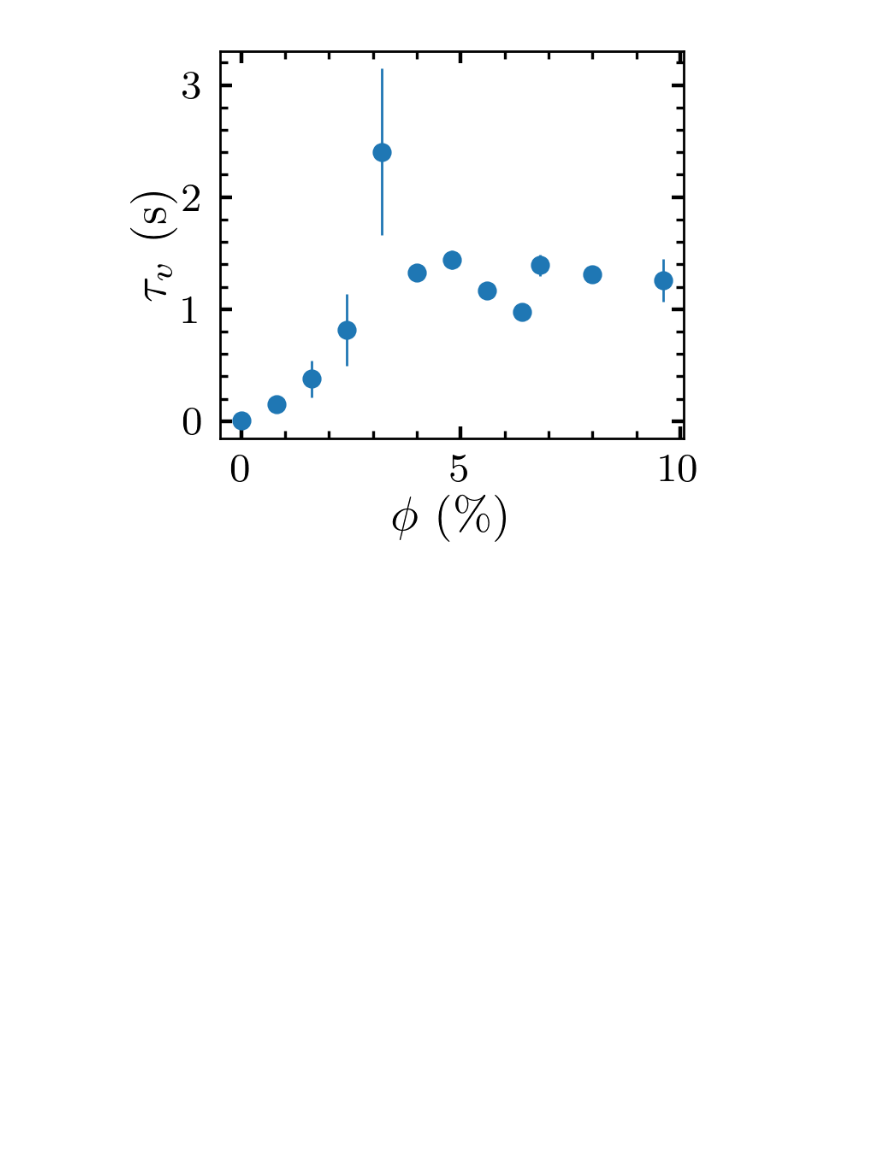
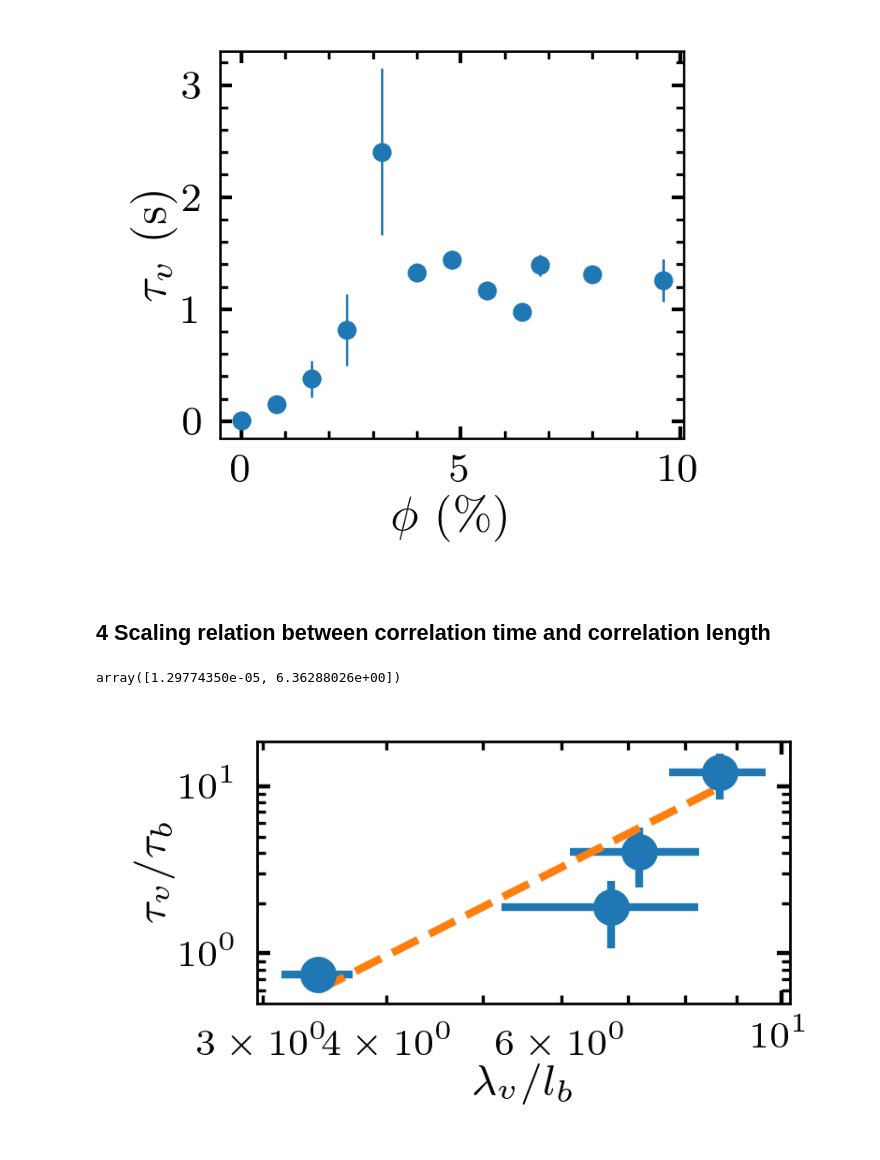
Before and after one commit to ZLoverty/Python, a Jupyter notebook: Correlation/src/fig-3_correlations.ipynb, the cells around one changed output. Drawn from its saved outputs; the diff is of its cells as text; code cells hidden in the pictures; blank space fills up the shorter version.

```diff
--- a/Correlation/src/fig-3_correlations.ipynb
+++ b/Correlation/src/fig-3_correlations.ipynb
@@ -58,6 +59,6 @@ from log import experiment_log
 # %%
 color_dict, marker_list = unified_symbols() # keep color and symbol consistent across different plot, for same concentrations
-data_master_dir = r'E:\Google Drive' # data folder: Google drive for now, but may change in the future
+data_master_dir = 'H:\\' # data folder: Google drive for now, but may change in the future
 tm.prl('1-column-2-panel') # control the default plotting configurations, now I realize the parameters should vary from plot to plot
 dirs = data_log_mapping(kw='aug') # video info for GNF raw data, obtained from Aug 3rd to Aug 6th
 log_df = experiment_log() # 12042020, new attempt of data logging
@@ -560,3 +541,40 @@ ax.set_ylabel('$\\tau_v$ (s)')
 # %% [output]
 Text(0, 0.5, '$\\tau_v$ (s)')
 [figure]
+# %% [markdown]
+## 4 Scaling relation between correlation time and correlation length
+# %%
+def cubic(x, a):
+    return a * x ** 3
+# %%
+popt
+# %% [output]
+array([1.29774350e-05, 6.36288026e+00])
+# %%
+ct = pd.read_csv(os.path.join(data_master_dir,
+                          r'Research projects\DF\data\autocorrelation\velocity_autocorrelation_time.csv')).set_index('conc')[1:]
+cl = pd.read_csv(os.path.join(data_master_dir,
+                          r'Research projects\DF\data\spatial-correlation\velocity-correlation-length.csv')).set_index('conc')
+lb = 10 # px
+tb = 0.2 # s
+x = cl.avg[0:4] / lb
+y = ct.avg[0:4] / tb
+
+popt, pcov = curve_fit(cubic, x, y)
+
+fig, ax = plt.subplots(figsize=(2, 1.2))
+ax.errorbar(x, y, xerr=cl.err[0:4]/lb, yerr=ct.err[0:4]/tb, ls='', marker='o')
+xfit = np.linspace(x.iloc[0], x.iloc[3])
+yfit = cubic(xfit, *popt)
+ax.plot(xfit, yfit, ls='--')
+ax.set_xlabel(r'$\lambda_v / l_b$')
+ax.set_ylabel('$\\tau_v / \\tau_b $')
+ax.set_xticks([3, 5, 10])
+# ax.set_xticklabels([5, 10, 15])
+# ax.ticklabel_format(style='plain')
+# ax.set_xscale('log')
+plt.tight_layout()
+ax.loglog()
+fig.savefig(os.path.join(data_master_dir, r'Research projects\DF\Figures\spatiotemporal-correlations\length_time_relation.pdf'))
+# %% [output]
+[figure, added]
```
Also changed, not shown: parts of 2 cells of this notebook, 3 other files.
